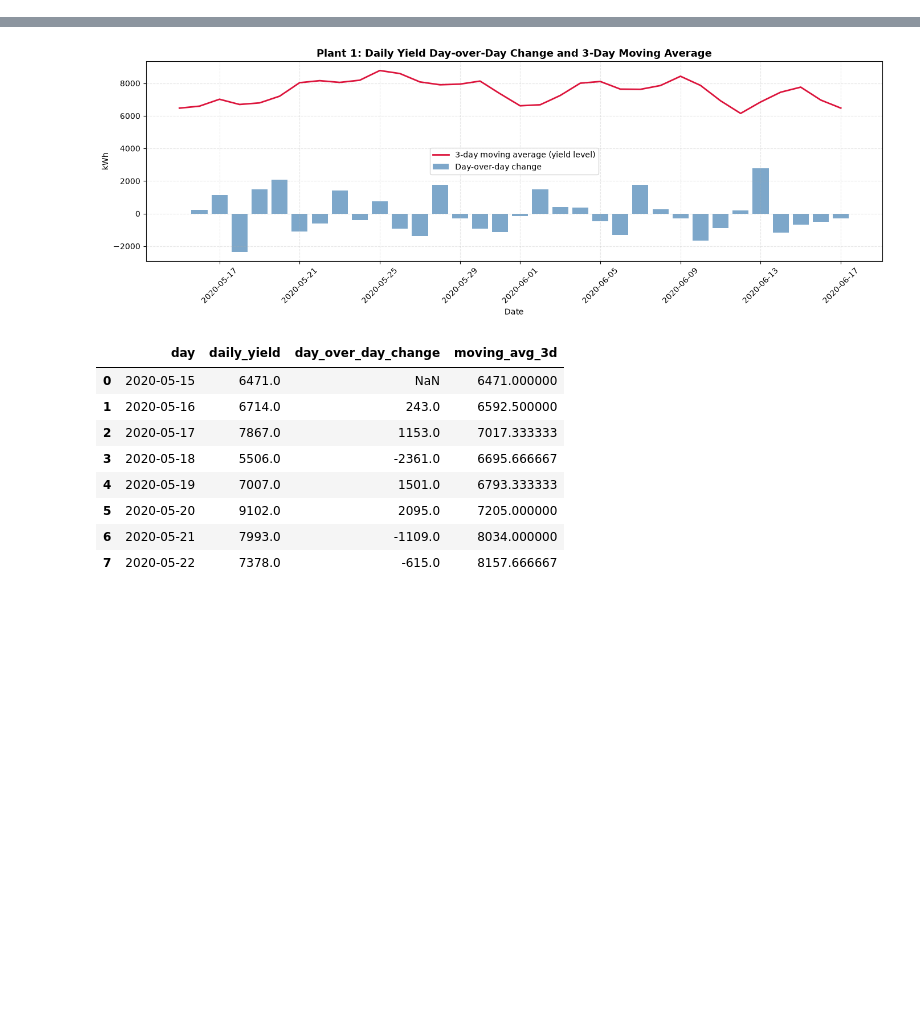
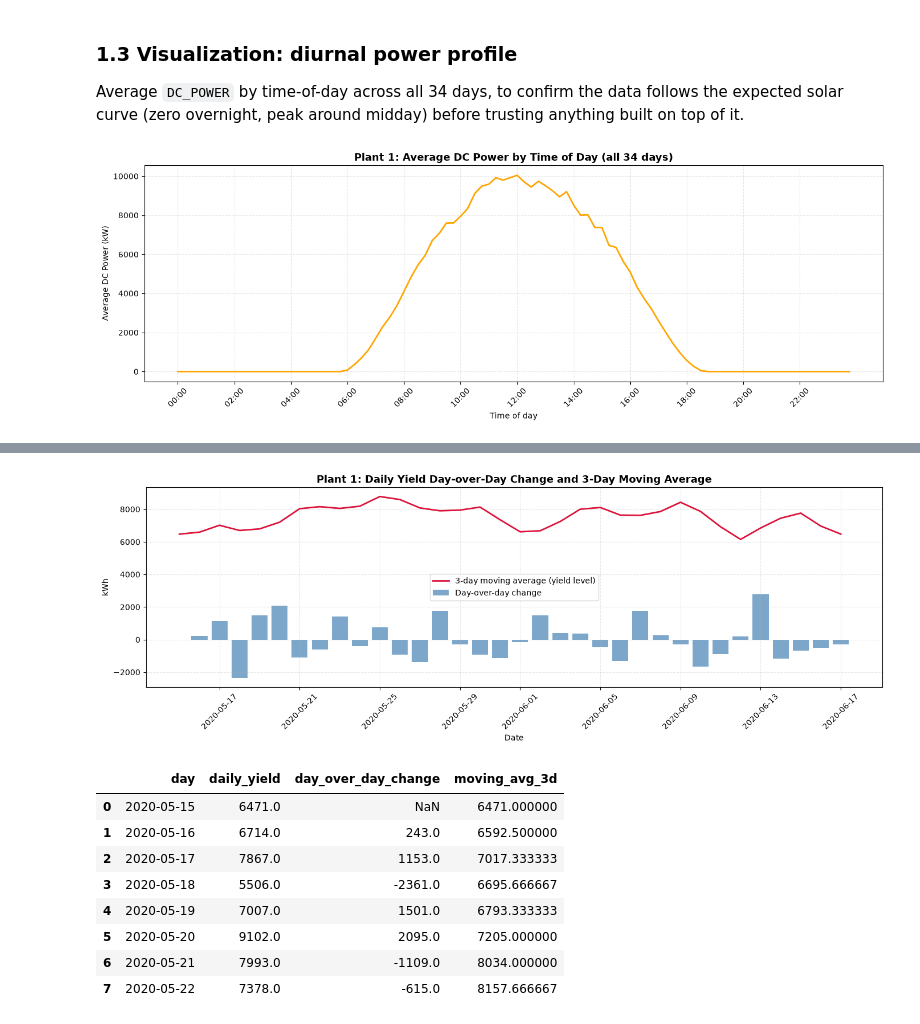
Before and after one commit to tateshita1908/solar-power-forecasting-system, a Jupyter notebook: notebooks/sql_analysis.ipynb, the cells around one changed output, grey strips where cells are left out. Saved outputs shown, nothing was run; the diff lists cells and outputs as text; code cells hidden in the pictures; blank space fills up the shorter version.

```diff
--- a/notebooks/sql_analysis.ipynb
+++ b/notebooks/sql_analysis.ipynb
@@ -49,0 +54,25 @@ joined_df.head()
+# %% [markdown]
+### 1.3 Visualization: diurnal power profile
+
+Average `DC_POWER` by time-of-day across all 34 days, to confirm the data follows the expected solar curve (zero overnight, peak around midday) before trusting anything built on top of it.
+# %%
+diurnal_df = con.sql(f"""
+    SELECT
+        strftime(strptime(DATE_TIME, '%d-%m-%Y %H:%M'), '%H:%M') AS time_of_day,
+        AVG(DC_POWER) AS avg_dc_power
+    FROM read_csv_auto('{GEN_PATH}')
+    GROUP BY time_of_day
+    ORDER BY time_of_day
+""").df()
+
+plt.figure(figsize=(14, 5))
+plt.plot(diurnal_df['time_of_day'], diurnal_df['avg_dc_power'], color='orange', lw=2)
+plt.title('Plant 1: Average DC Power by Time of Day (all 34 days)', fontsize=13, fontweight='bold')
+plt.xlabel('Time of day')
+plt.ylabel('Average DC Power (kW)')
+plt.xticks(diurnal_df['time_of_day'][::8], rotation=45)
+plt.grid(True, linestyle='--', alpha=0.3)
+plt.tight_layout()
+plt.show()
+# %% [output]
+[figure, added]
```
Also changed, not shown: parts of 27 cells of this notebook, 1 other file.
